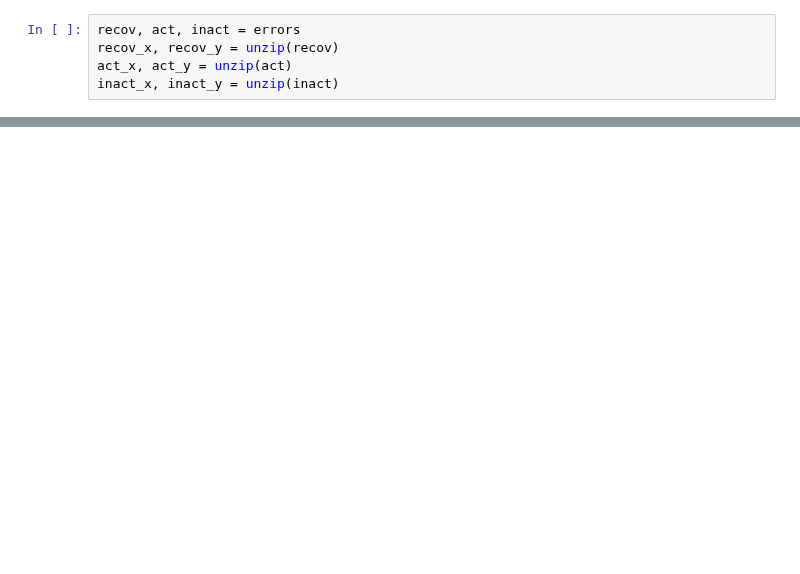
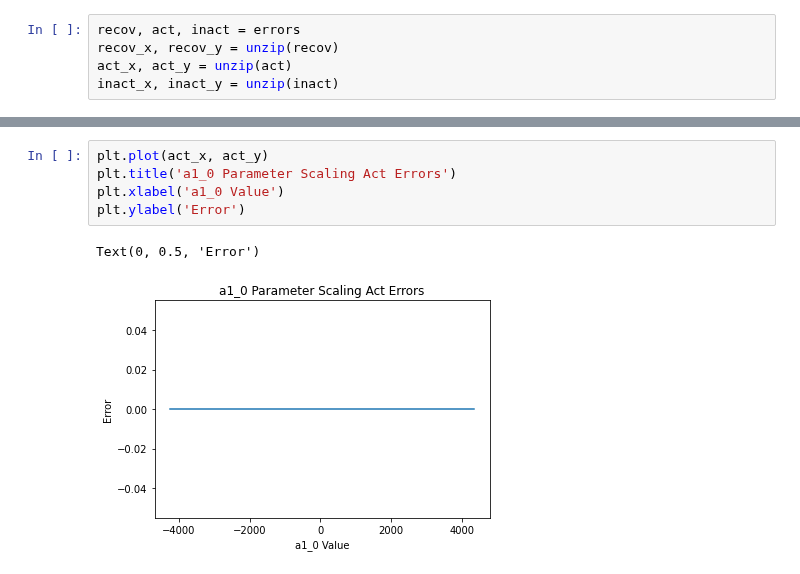
Before and after one commit to roybens/SimulatingVariants, a Jupyter notebook: Parameter Change.ipynb, the cells around one changed output, grey strips where cells are left out. Saved outputs shown, nothing was run; the diff lists cells and outputs as text; blank space fills up the shorter version.

```diff
--- a/Parameter Change.ipynb
+++ b/Parameter Change.ipynb
@@ -159,0 +171,8 @@ inact_x, inact_y = unzip(inact)
+# %%
+plt.plot(act_x, act_y)
+plt.title('a1_0 Parameter Scaling Act Errors')
+plt.xlabel('a1_0 Value')
+plt.ylabel('Error')
+# %% [output]
+Text(0, 0.5, 'Error')
+[figure, added]
```
Also changed, not shown: parts of 99 cells of this notebook, 35 other files.
